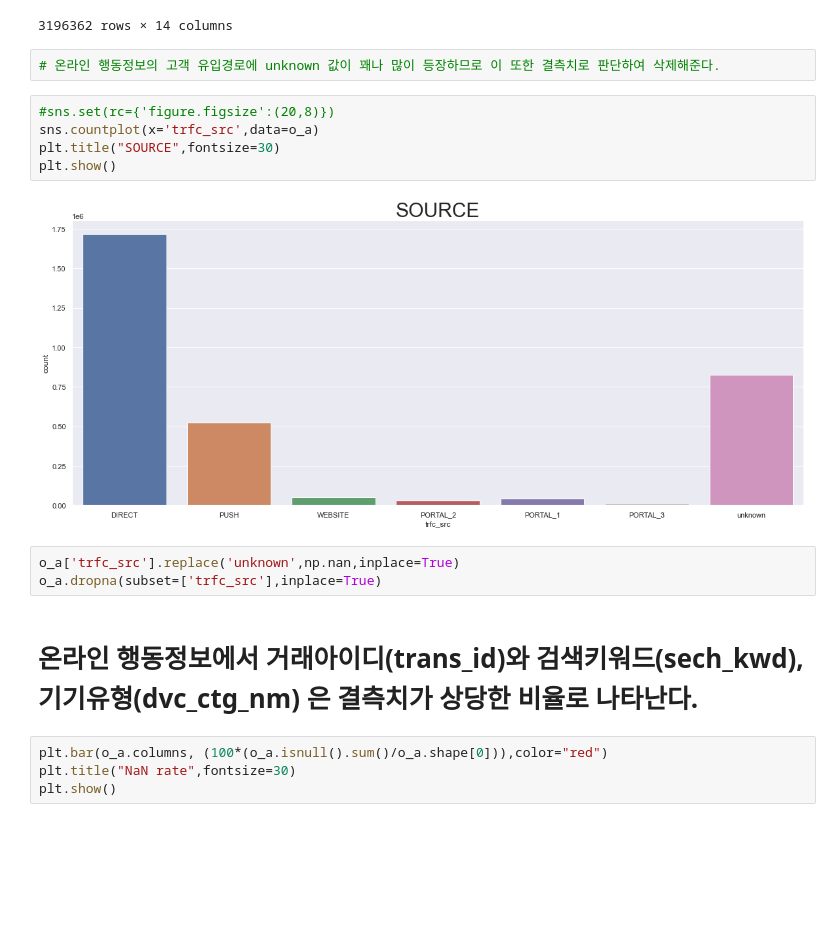
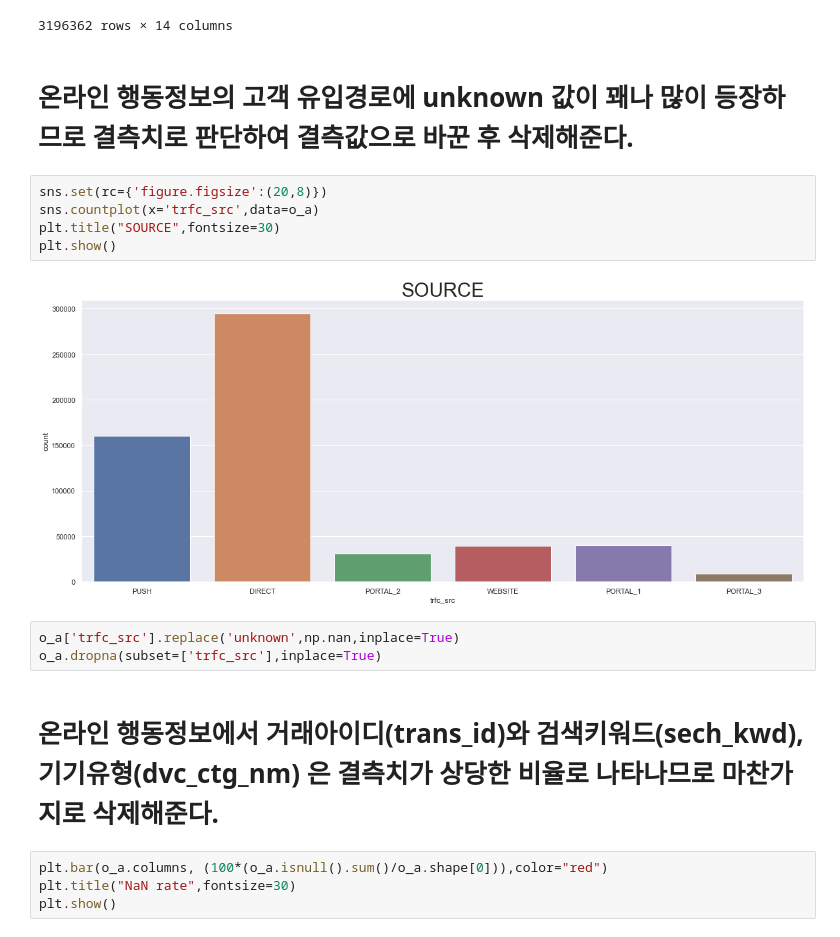
Before and after one commit to CSID-DGU/2020-2-OSSP-CP-DHL-3, a Jupyter notebook: hb/hbl_final.ipynb, the cells around one changed output. Saved outputs shown, nothing was run; the diff lists cells and outputs as text; blank space fills up the shorter version.

```diff
--- a/hb/hbl_final.ipynb
+++ b/hb/hbl_final.ipynb
@@ -447,20 +537,20 @@ o_a
 | 3196360 | 54403 | 003 | 001 | 0 | A02 | 20190731 | 20:14 | 16905 | NaN | 비비고왕교자 | ... |
 | 3196361 | 54403 | 004 | 001 | 0 | A02 | 20190818 | 16:35 | 82700 | NaN | 에포테쉬볼륨팝브러쉬 | ... |
 3196362 rows × 14 columns
-# %%
-# 온라인 행동정보의 고객 유입경로에 unknown 값이 꽤나 많이 등장하므로 이 또한 결측치로 판단하여 삭제해준다.
+# %% [markdown]
+# 온라인 행동정보의 고객 유입경로에 unknown 값이 꽤나 많이 등장하므로 결측치로 판단하여  결측값으로 바꾼 후 삭제해준다.
 # %%
-#sns.set(rc={'figure.figsize':(20,8)})
+sns.set(rc={'figure.figsize':(20,8)})
 sns.countplot(x='trfc_src',data=o_a)
 plt.title("SOURCE",fontsize=30)
 plt.show()
 # %% [output]
-[figure, old version]
+[figure, new version]
 # %%
 o_a['trfc_src'].replace('unknown',np.nan,inplace=True)
 o_a.dropna(subset=['trfc_src'],inplace=True)
 # %% [markdown]
-# 온라인 행동정보에서 거래아이디(trans_id)와 검색키워드(sech_kwd),  기기유형(dvc_ctg_nm) 은 결측치가 상당한 비율로 나타난다.
+# 온라인 행동정보에서 거래아이디(trans_id)와 검색키워드(sech_kwd),  기기유형(dvc_ctg_nm) 은 결측치가 상당한 비율로 나타나므로 마찬가지로 삭제해준다.
 # %%
 plt.bar(o_a.columns, (100*(o_a.isnull().sum()/o_a.shape[0])),color="red")
 plt.title("NaN rate",fontsize=30)
```
Also changed, not shown: parts of 86 cells of this notebook.
